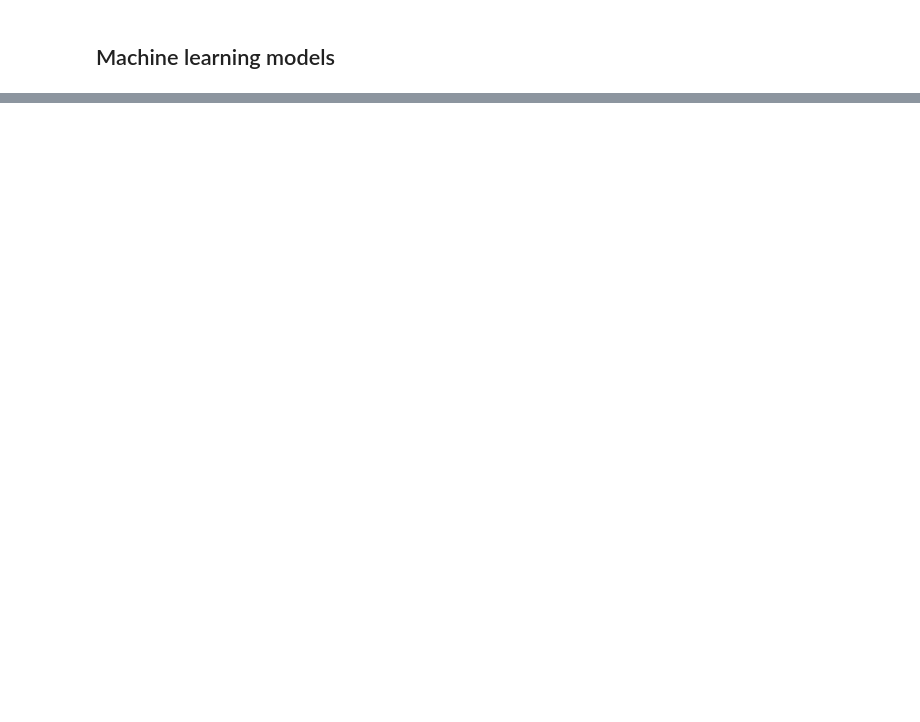
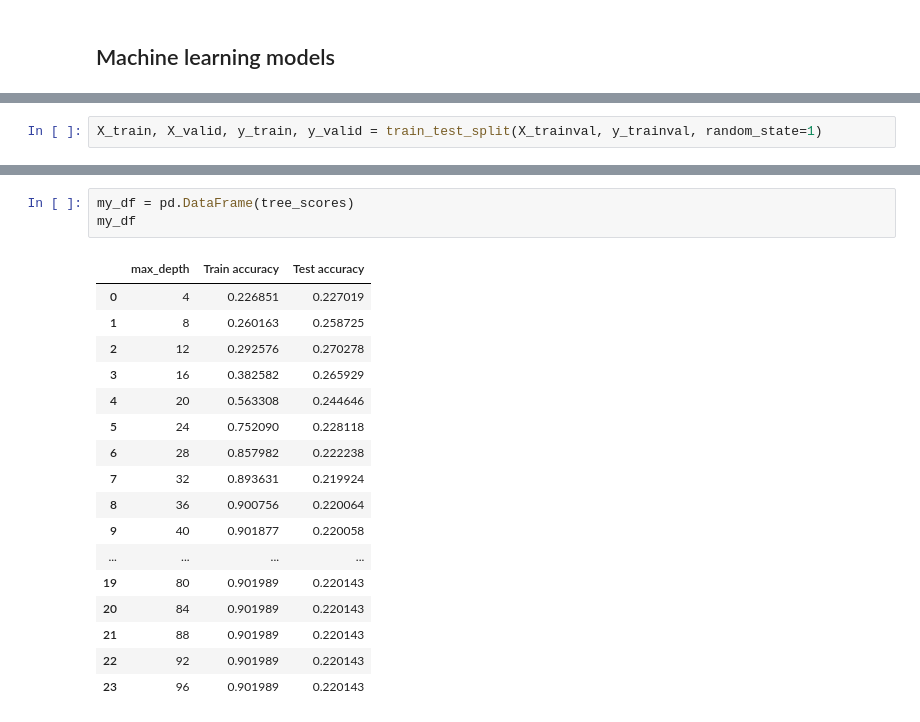
Before and after one commit to angelaiallonardi/SF-Crime-Multiclass-Classification, a Jupyter notebook: San Francisco Crime.ipynb, the cells around one changed output, grey strips where cells are left out. Cells and saved outputs as stored; diff of their text form; blank space fills up the shorter version.

```diff
--- a/San Francisco Crime.ipynb
+++ b/San Francisco Crime.ipynb
@@ -467 +436,3 @@ plt.scatter(centers[:, 0], centers[:, 1], c='black', s=200, alpha=0.5)
+# %%
+X_train, X_valid, y_train, y_valid = train_test_split(X_trainval, y_trainval, random_state=1)
 # %% [markdown]
@@ -468,0 +501,21 @@ plt.scatter(centers[:, 0], centers[:, 1], c='black', s=200, alpha=0.5)
+# %%
+my_df = pd.DataFrame(tree_scores)
+my_df
+# %% [output]
+|  | max_depth | Train accuracy | Test accuracy |
+| 0 | 4 | 0.226851 | 0.227019 |
+| 1 | 8 | 0.260163 | 0.258725 |
+| 2 | 12 | 0.292576 | 0.270278 |
+| 3 | 16 | 0.382582 | 0.265929 |
+| 4 | 20 | 0.563308 | 0.244646 |
+| 5 | 24 | 0.752090 | 0.228118 |
+| 6 | 28 | 0.857982 | 0.222238 |
+| 7 | 32 | 0.893631 | 0.219924 |
+| 8 | 36 | 0.900756 | 0.220064 |
+| 9 | 40 | 0.901877 | 0.220058 |
+| ... | ... | ... | ... |
+| 19 | 80 | 0.901989 | 0.220143 |
+| 20 | 84 | 0.901989 | 0.220143 |
+| 21 | 88 | 0.901989 | 0.220143 |
+| 22 | 92 | 0.901989 | 0.220143 |
+| 23 | 96 | 0.901989 | 0.220143 |
```
Also changed, not shown: parts of 44 cells of this notebook.
